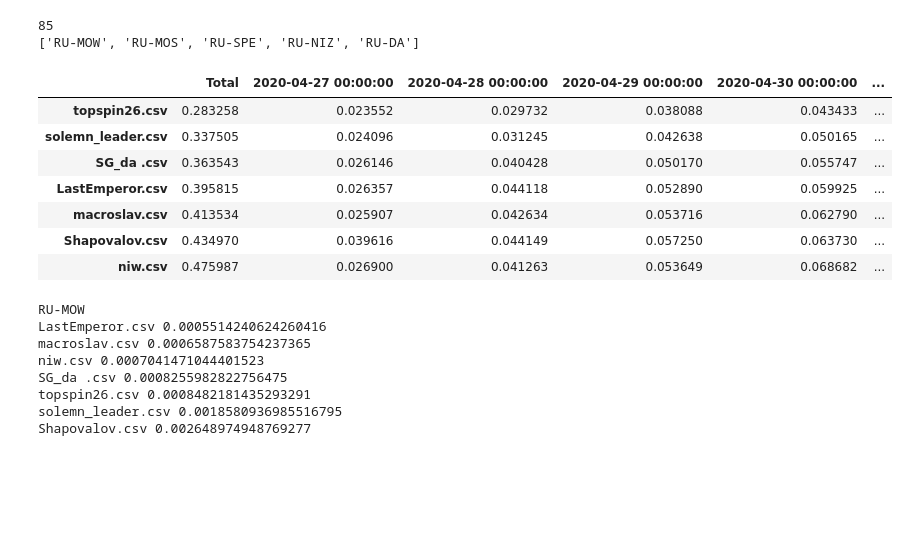
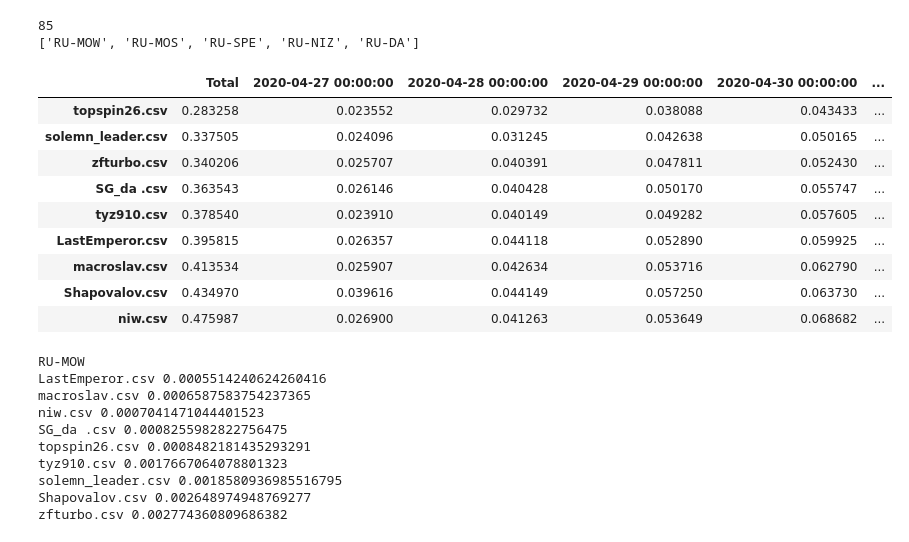
Before and after one commit to Topspin26/sberbank-covid19-challenge, a Jupyter notebook: analyze_predictions.ipynb, the cells around one changed output. Drawn from its saved outputs; the diff is of its cells as text; code cells hidden in the pictures; blank space fills up the shorter version.

```diff
--- a/analyze_predictions.ipynb
+++ b/analyze_predictions.ipynb
@@ -77,27 +77,32 @@ print(ru[:5])
 # %%
 subs_stage3 = [
     'topspin26.csv',
     'niw.csv',
     'SG_da .csv',
     'macroslav.csv',
     'LastEmperor.csv',
     'Shapovalov.csv',
     'solemn_leader.csv',
+    'zfturbo.csv',
+    'tyz910.csv',
 ]
 dates = pd.date_range('20200427', '20200503')
 scores, reg2score = analyze(dates, data, subs_stage3, ru)
 pd.DataFrame(scores, index=['Total'] + [str(e) for e in dates]).T.sort_values('Total')
 # %% [output]
 |  | Total | 2020-04-27 00:00:00 | 2020-04-28 00:00:00 | 2020-04-29 00:00:00 | 2020-04-30 00:00:00 | ... |
 | topspin26.csv | 0.283258 | 0.023552 | 0.029732 | 0.038088 | 0.043433 | ... |
 | solemn_leader.csv | 0.337505 | 0.024096 | 0.031245 | 0.042638 | 0.050165 | ... |
+| zfturbo.csv | 0.340206 | 0.025707 | 0.040391 | 0.047811 | 0.052430 | ... |
 | SG_da .csv | 0.363543 | 0.026146 | 0.040428 | 0.050170 | 0.055747 | ... |
+| tyz910.csv | 0.378540 | 0.023910 | 0.040149 | 0.049282 | 0.057605 | ... |
 | LastEmperor.csv | 0.395815 | 0.026357 | 0.044118 | 0.052890 | 0.059925 | ... |
 | macroslav.csv | 0.413534 | 0.025907 | 0.042634 | 0.053716 | 0.062790 | ... |
 | Shapovalov.csv | 0.434970 | 0.039616 | 0.044149 | 0.057250 | 0.063730 | ... |
 | niw.csv | 0.475987 | 0.026900 | 0.041263 | 0.053649 | 0.068682 | ... |
 # %%
 best = defaultdict(list)
+not_in_top3 = defaultdict(list)
 places = np.zeros((len(subs_stage3), len(ru))) + np.nan
 for ii, iso3 in enumerate(ru):
     if ii == 0:
@@ -105,6 +110,8 @@ for ii, iso3 in enumerate(ru):
     for i, (name, score) in enumerate(sorted([(e, reg2score[e][iso3]) for e in reg2score], key=lambda x: x[1])):
         if i == 0:
             best[name].append(iso3)
+        if i > 2:
+            not_in_top3[name].append(iso3)
         if i <= 2:
             places[subs_stage3.index(name), ii] = (i + 1)
         if ii == 0:
@@ -118,8 +125,10 @@ macroslav.csv 0.0006587583754237365
 niw.csv 0.0007041471044401523
 SG_da .csv 0.0008255982822756475
 topspin26.csv 0.0008482181435293291
+tyz910.csv 0.0017667064078801323
 solemn_leader.csv 0.0018580936985516795
 Shapovalov.csv 0.002648974948769277
+zfturbo.csv 0.002774360809686382
 # %%
 print('Best in regions:')
 for name, regs in sorted(best.items(), key=lambda x: (-len(x[1]), x[0])):
```
Also changed, not shown: parts of 6 cells of this notebook, 1 other file.
